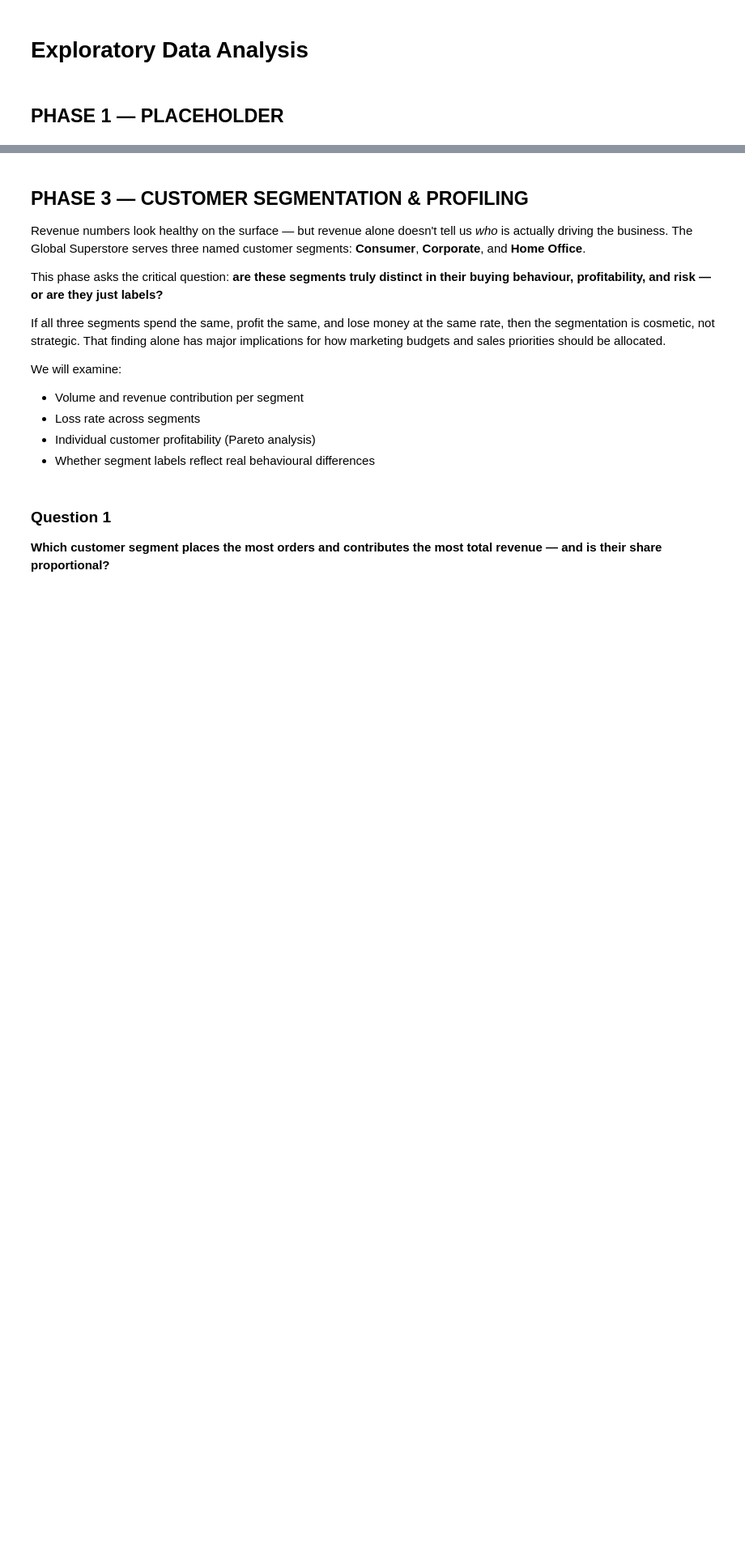
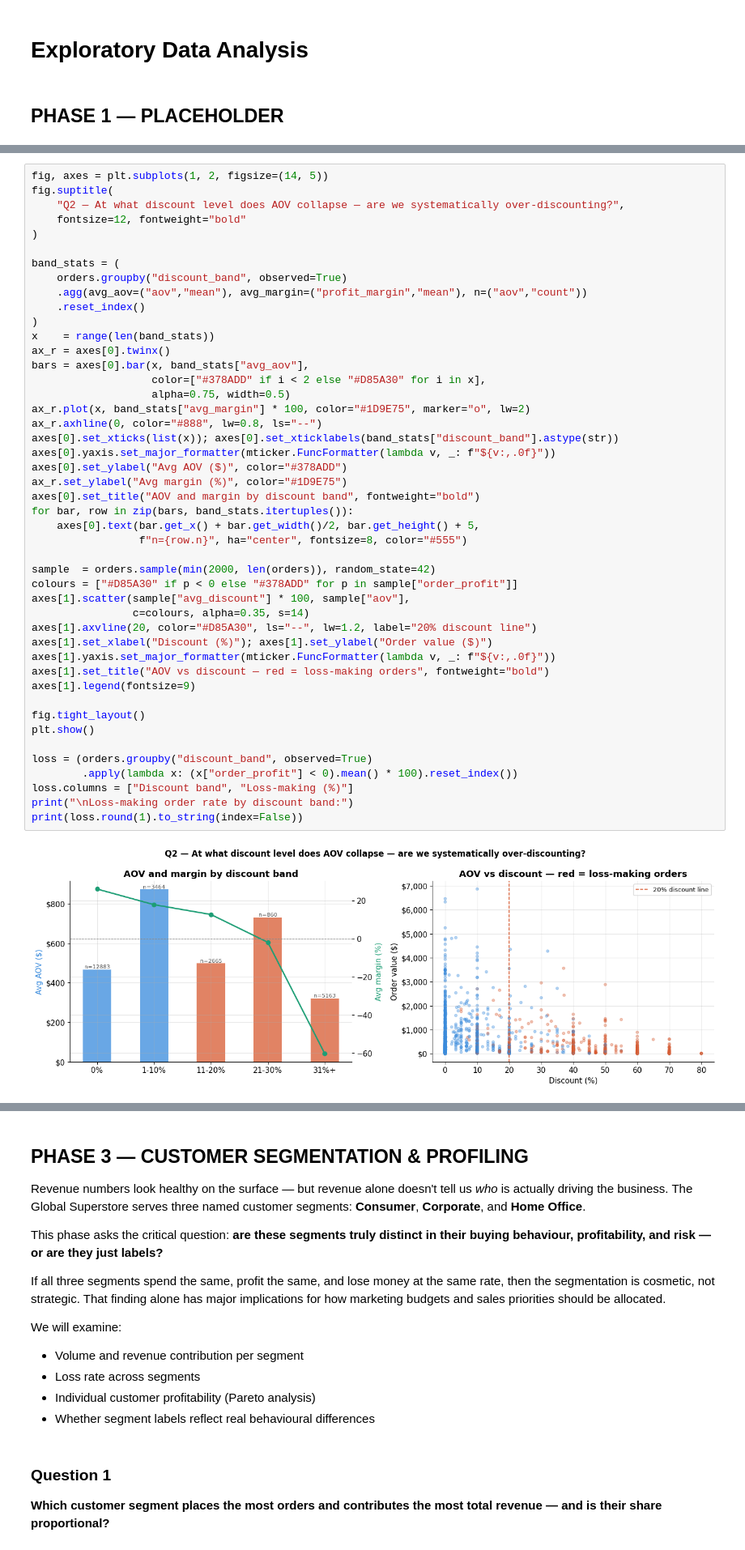
Before and after one commit to satwik12151/Capstone-Project-Group-3-, a Jupyter notebook: Capstone_Project_Group3.ipynb, the cells around one changed output, grey strips where cells are left out. Shown at 81% size. Drawn from its saved outputs; the diff is of its cells as text; blank space fills up the shorter version.

```diff
--- a/Capstone_Project_Group3.ipynb
+++ b/Capstone_Project_Group3.ipynb
@@ -275,0 +397,48 @@ memory usage: 7.6+ MB
+# %%
+fig, axes = plt.subplots(1, 2, figsize=(14, 5))
+fig.suptitle(
+    "Q2 — At what discount level does AOV collapse — are we systematically over-discounting?",
+    fontsize=12, fontweight="bold"
+)
+
+band_stats = (
+    orders.groupby("discount_band", observed=True)
+    .agg(avg_aov=("aov","mean"), avg_margin=("profit_margin","mean"), n=("aov","count"))
+    .reset_index()
+)
+x    = range(len(band_stats))
+ax_r = axes[0].twinx()
+bars = axes[0].bar(x, band_stats["avg_aov"],
+                   color=["#378ADD" if i < 2 else "#D85A30" for i in x],
+                   alpha=0.75, width=0.5)
+ax_r.plot(x, band_stats["avg_margin"] * 100, color="#1D9E75", marker="o", lw=2)
+ax_r.axhline(0, color="#888", lw=0.8, ls="--")
+axes[0].set_xticks(list(x)); axes[0].set_xticklabels(band_stats["discount_band"].astype(str))
+axes[0].yaxis.set_major_formatter(mticker.FuncFormatter(lambda v, _: f"${v:,.0f}"))
+axes[0].set_ylabel("Avg AOV ($)", color="#378ADD")
+ax_r.set_ylabel("Avg margin (%)", color="#1D9E75")
+axes[0].set_title("AOV and margin by discount band", fontweight="bold")
+for bar, row in zip(bars, band_stats.itertuples()):
+    axes[0].text(bar.get_x() + bar.get_width()/2, bar.get_height() + 5,
+                 f"n={row.n}", ha="center", fontsize=8, color="#555")
+
+sample  = orders.sample(min(2000, len(orders)), random_state=42)
+colours = ["#D85A30" if p < 0 else "#378ADD" for p in sample["order_profit"]]
+axes[1].scatter(sample["avg_discount"] * 100, sample["aov"],
+                c=colours, alpha=0.35, s=14)
+axes[1].axvline(20, color="#D85A30", ls="--", lw=1.2, label="20% discount line")
+axes[1].set_xlabel("Discount (%)"); axes[1].set_ylabel("Order value ($)")
+axes[1].yaxis.set_major_formatter(mticker.FuncFormatter(lambda v, _: f"${v:,.0f}"))
+axes[1].set_title("AOV vs discount — red = loss-making orders", fontweight="bold")
+axes[1].legend(fontsize=9)
+
+fig.tight_layout()
+plt.show()
+
+loss = (orders.groupby("discount_band", observed=True)
+        .apply(lambda x: (x["order_profit"] < 0).mean() * 100).reset_index())
+loss.columns = ["Discount band", "Loss-making (%)"]
+print("\nLoss-making order rate by discount band:")
+print(loss.round(1).to_string(index=False))
+# %% [output]
+[figure, added]
```
Also changed, not shown: parts of 31 cells of this notebook.
